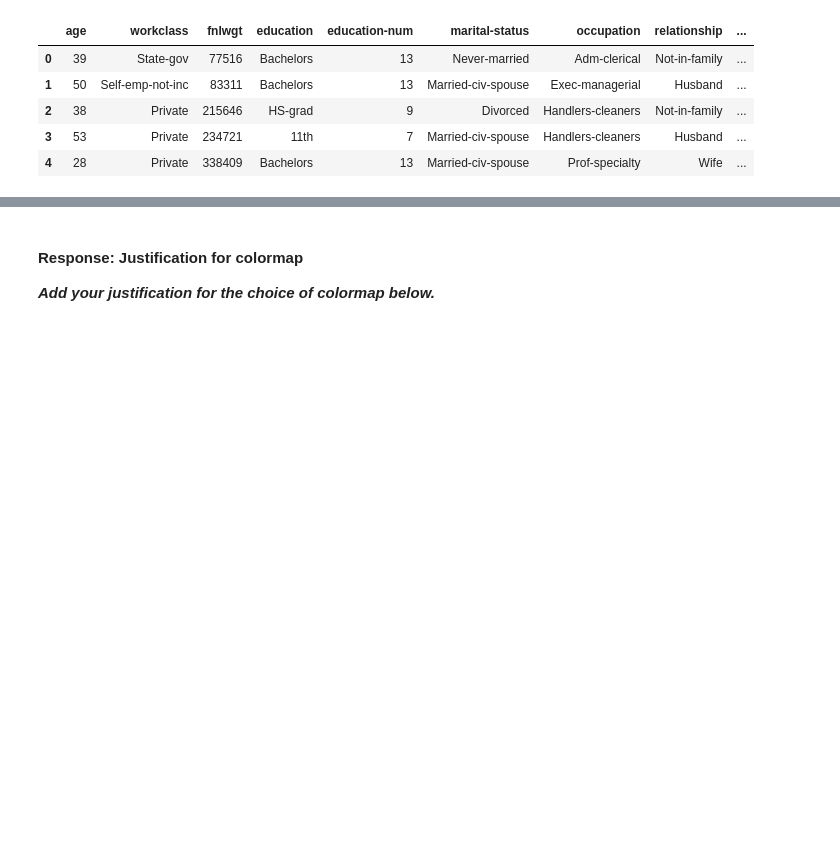
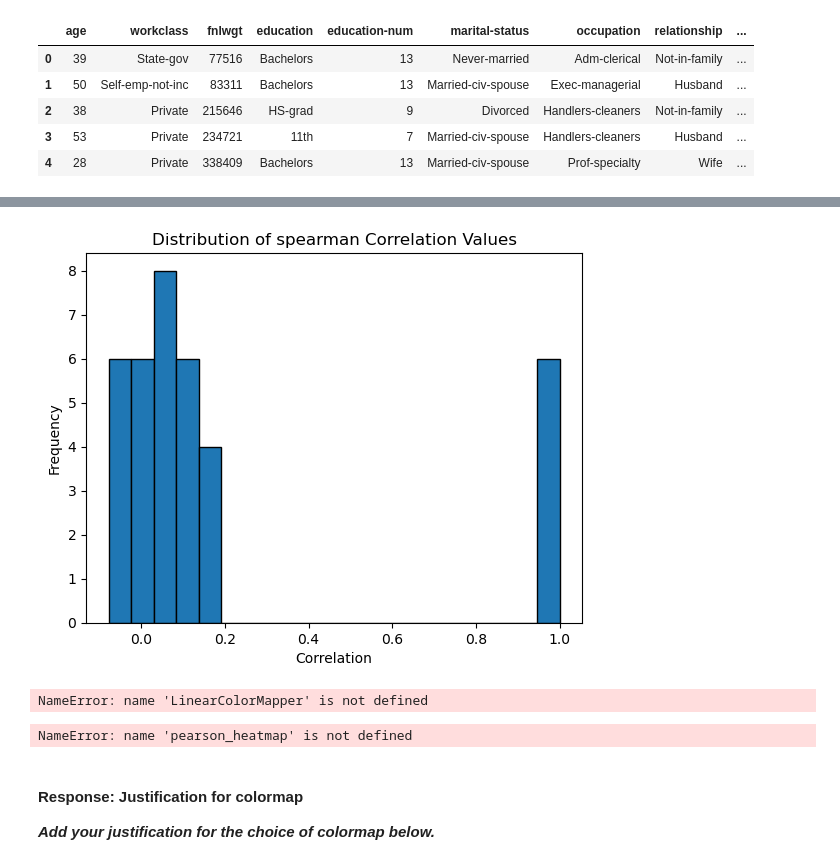
Before and after one commit to LarsBoertjes/DSAIT4000_assignment2, a Jupyter notebook: Visualization/Visualization/Visualization.ipynb, the cells around one changed output, grey strips where cells are left out. Drawn from its saved outputs; the diff is of its cells as text; code cells hidden in the pictures; blank space fills up the shorter version.

```diff
--- a/Visualization/Visualization/Visualization.ipynb
+++ b/Visualization/Visualization/Visualization.ipynb
@@ -188,0 +201,10 @@ correlation_method = "spearman"
+# %%
+correlation_values = correlation_matrices['spearman'].values.flatten()
+
+plt.hist(correlation_values, bins=20, edgecolor='black')
+plt.title("Distribution of spearman Correlation Values")
+plt.xlabel("Correlation")
+plt.ylabel("Frequency")
+plt.show()
+# %% [output]
+[figure, added]
@@ -189,3 +261,36 @@ correlation_method = "spearman"
+# %%
+pearson_heatmap = create_heatmap(correlation_matrices['pearson'])
+spearman_heatmap = create_heatmap(correlation_matrices['spearman'])
+
+select = Select(title="Correlation Method", value="pearson", options=["pearson", "spearman"])
+
+#dropdown
+callback = CustomJS(args=dict(pearson=pearson_heatmap, spearman=spearman_heatmap), code="""
+    var value = cb_obj.value;
+
+    if (value === 'pearson') {
+        pearson.visible = true;
+        spearman.visible = false;
+    } else {
+        pearson.visible = false;
+        spearman.visible = true;
+    }
+""")
+
+select.js_on_change('value', callback)
+# %% [output]
+NameError: name 'LinearColorMapper' is not defined
+# %%
+pearson_heatmap.visible = True
+spearman_heatmap.visible = False
+
+layout = column(select, pearson_heatmap, spearman_heatmap)
+output_notebook()
+from bokeh.io import output_file
+output_file("bokeh_plot.html")
+show(layout)
+# %% [output]
+NameError: name 'pearson_heatmap' is not defined
 # %% [markdown]
 #### Response: Justification for colormap
 **_Add your justification for the choice of colormap below._**
```
Also changed, not shown: parts of 3 cells of this notebook, 1 other file.
